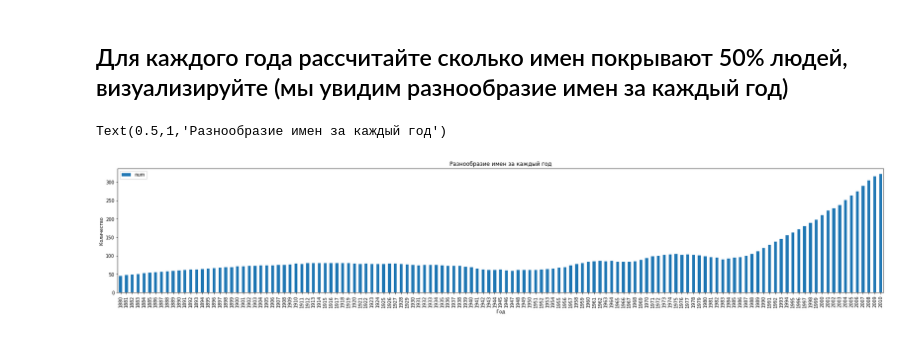
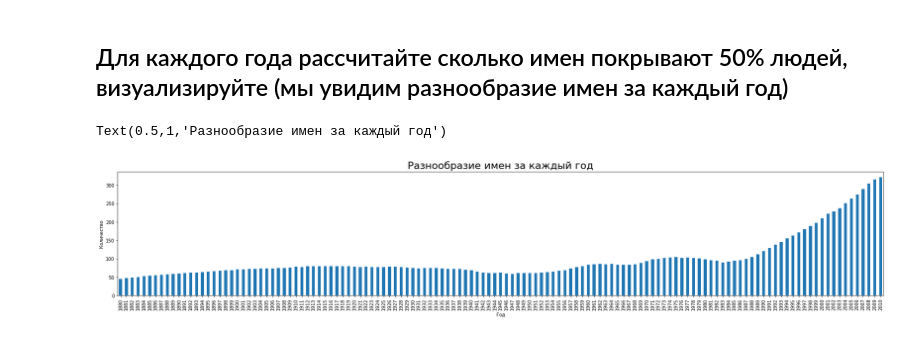
Before and after one commit to damu4/names_analysis, a Jupyter notebook: names_analysis.ipynb, the cells around one changed output. Drawn from its saved outputs; the diff is of its cells as text; code cells hidden in the pictures.

```diff
--- a/names_analysis.ipynb
+++ b/names_analysis.ipynb
@@ -114,14 +114,14 @@ plt.grid(True)
 # %%
 df1 = df.copy()
 df1 = df1.groupby(['year']).apply(lambda x: x['num']/x['num'].sum())
 df1 = df1.groupby(['year']).apply(lambda x: x.sort_values(ascending=False).cumsum().values.searchsorted(0.5))
 df2 = df1.to_frame()
 df2.reset_index(inplace=True)
 df2.columns = ['year','num']
-df2.pivot_table(index='year', values='num', aggfunc=sum).plot.bar(figsize=(30, 5), legend=True)
+df2.pivot_table(index='year', values='num', aggfunc=sum).plot.bar(figsize=(30, 5), legend=False)
 plt.ylabel('Количество')
 plt.xlabel('Год')
-plt.title('Разнообразие имен за каждый год')
+plt.title('Разнообразие имен за каждый год', fontsize=22)
 # %% [output]
 Text(0.5,1,'Разнообразие имен за каждый год')
-[figure, old version]
+[figure, new version]
```
Also changed, not shown: parts of 3 cells of this notebook.
